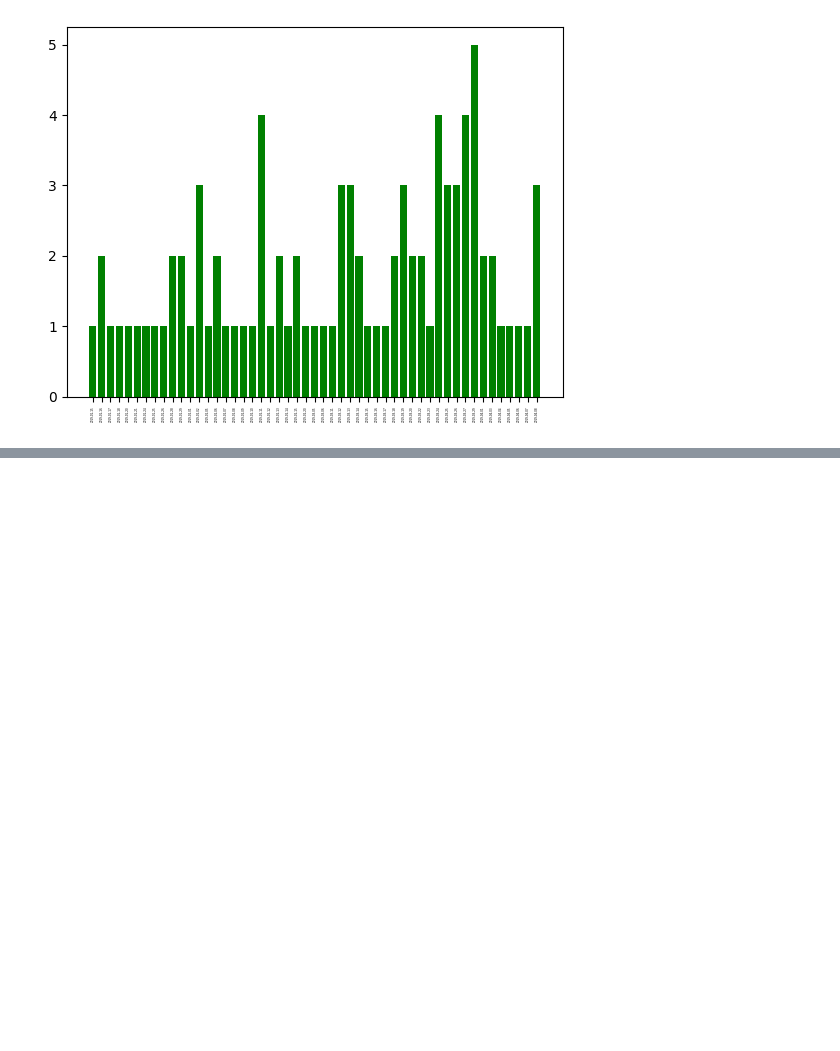
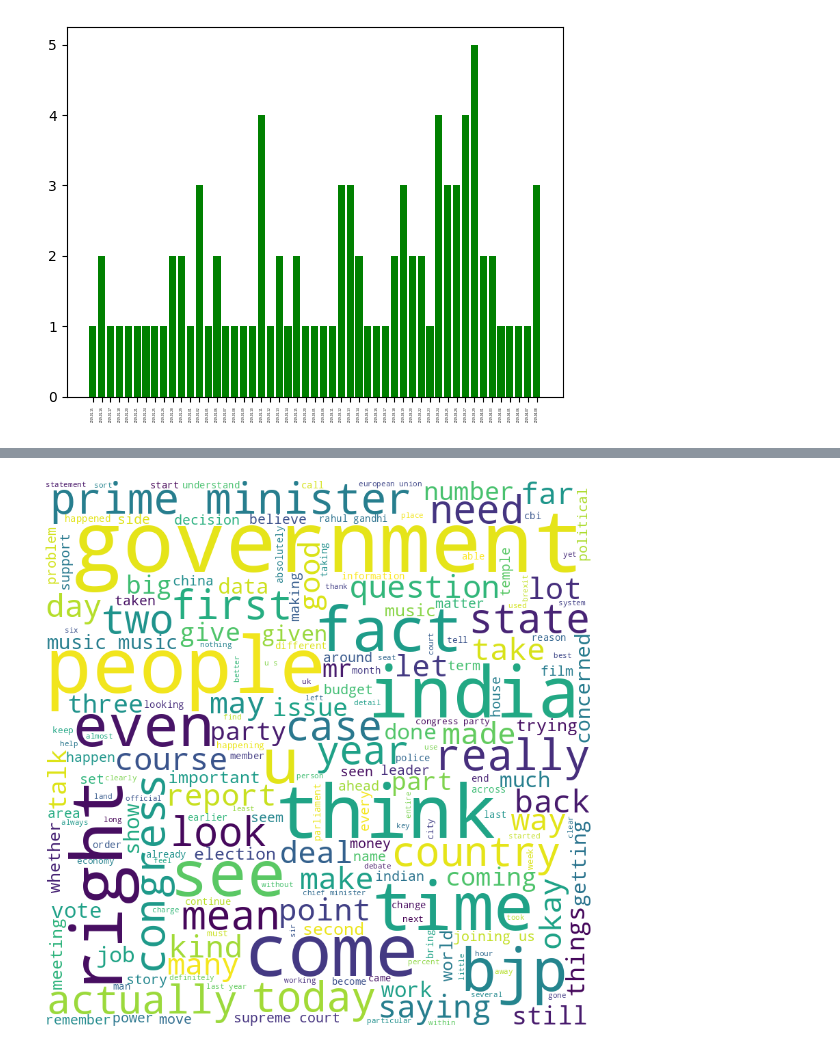
Before and after one commit to Saransh-cpp/polarising-content-on-indian-youtube-near-elections, a Jupyter notebook: analysis_ge.ipynb, the cells around one changed output, grey strips where cells are left out. Drawn from its saved outputs; the diff is of its cells as text; code cells hidden in the pictures; blank space fills up the shorter version.

Commit message:
Wordcloud for each month

```diff
--- a/analysis_ge.ipynb
+++ b/analysis_ge.ipynb
@@ -164,3 +172,23 @@ plt.xticks(rotation=90, fontsize=2)
 plt.bar(ordered_anti.keys(), ordered_anti.values(), color='g');
 # %% [output]
 [figure]
+# %%
+import nltk
+nltk.download('stopwords')
+from nltk.corpus import stopwords
+custom_list = ['said', 'say', 'one', 'well', 'says', 'know', 'put', 'something', 'another', 'music', 'got', 'talking', 'called', 'go', 'want', 'thing', 'going', 'yeah', 'ye', 'yes', 'new',
+               'try', 'oh', 'car']
+
+def remove_stopwords(df, column_name, language='english'):
+    stop_words = set(stopwords.words(language))
+    df[column_name] = df[column_name].astype(str).apply(lambda x: ' '.join([word for word in x.split() if word.lower() not in stop_words and word.lower() not in custom_list]))
+    return df
+
+from wordcloud import WordCloud, STOPWORDS
+import matplotlib.pyplot as plt
+import pandas as pd
+
+df = remove_stopwords(df, 'transcripts')
+
+comment_words = ''
+stopwords = set(STOPWORDS)
@@ -166,0 +198,32 @@ plt.bar(ordered_anti.keys(), ordered_anti.values(), color='g');
+# %%
+# iterate through the csv file
+new_df = df[df["published_at"].apply(lambda x: x.split("-")[1]) == "01"]
+
+for val in new_df.transcripts:
+
+	# typecaste each val to string
+	val = str(val)
+
+	# split the value
+	tokens = val.split()
+
+	# Converts each token into lowercase
+	for i in range(len(tokens)):
+		tokens[i] = tokens[i].lower()
+
+	comment_words += " ".join(tokens)+" "
+
+wordcloud = WordCloud(width = 800, height = 800,
+				background_color ='white',
+				stopwords = stopwords,
+				min_font_size = 10).generate(comment_words)
+
+# plot the WordCloud image
+plt.figure(figsize = (8, 8), facecolor = None)
+plt.imshow(wordcloud)
+plt.axis("off")
+plt.tight_layout(pad = 0)
+
+plt.show()
+# %% [output]
+[figure, added]
```
Also changed, not shown: parts of 6 cells of this notebook, 1 other file.
